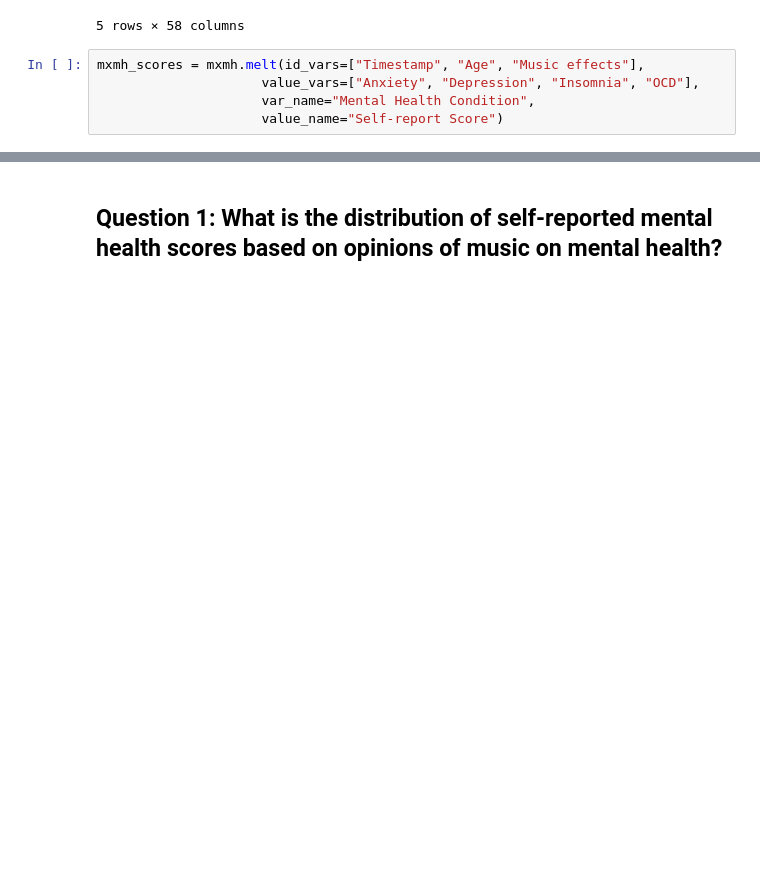
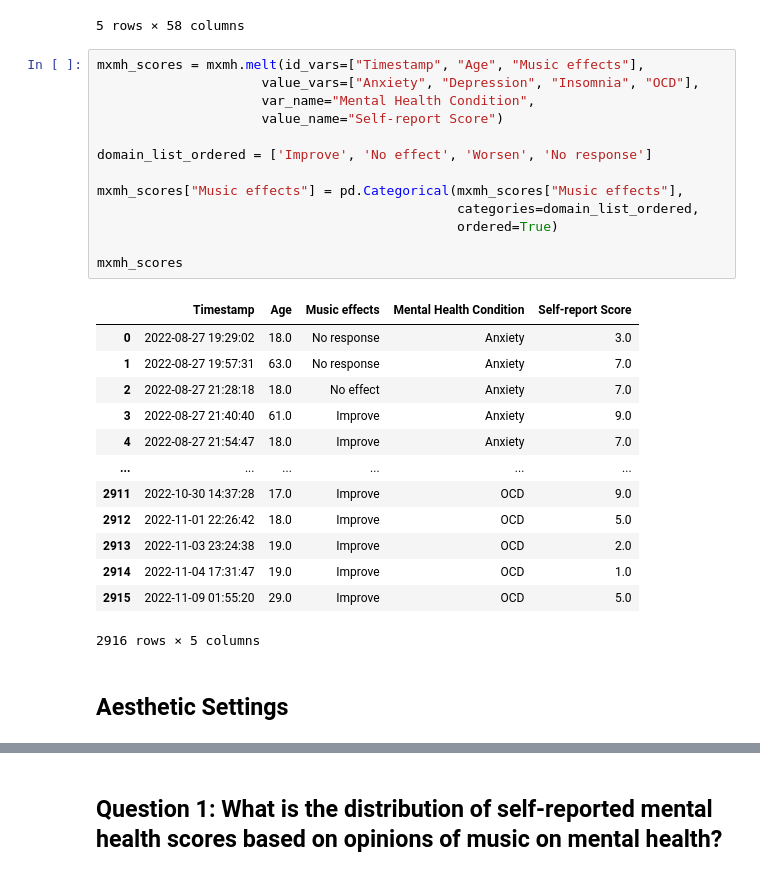
Before and after one commit to ubc-dsci320-2024w2/project-team_fabfour, a Jupyter notebook: ungraded/charts_Jessica.ipynb, the cells around one changed output, grey strips where cells are left out. Drawn from its saved outputs; the diff is of its cells as text; blank space fills up the shorter version.

```diff
--- a/ungraded/charts_Jessica.ipynb
+++ b/ungraded/charts_Jessica.ipynb
@@ -45,5 +47,29 @@ mxmh.head()
 # %%
 mxmh_scores = mxmh.melt(id_vars=["Timestamp", "Age", "Music effects"],
                      value_vars=["Anxiety", "Depression", "Insomnia", "OCD"],
                      var_name="Mental Health Condition",
                      value_name="Self-report Score")
+
+domain_list_ordered = ['Improve', 'No effect', 'Worsen', 'No response']
+
+mxmh_scores["Music effects"] = pd.Categorical(mxmh_scores["Music effects"],
+                                              categories=domain_list_ordered,
+                                              ordered=True)
+
+mxmh_scores
+# %% [output]
+|  | Timestamp | Age | Music effects | Mental Health Condition | Self-report Score |
+| 0 | 2022-08-27 19:29:02 | 18.0 | No response | Anxiety | 3.0 |
+| 1 | 2022-08-27 19:57:31 | 63.0 | No response | Anxiety | 7.0 |
+| 2 | 2022-08-27 21:28:18 | 18.0 | No effect | Anxiety | 7.0 |
+| 3 | 2022-08-27 21:40:40 | 61.0 | Improve | Anxiety | 9.0 |
+| 4 | 2022-08-27 21:54:47 | 18.0 | Improve | Anxiety | 7.0 |
+| ... | ... | ... | ... | ... | ... |
+| 2911 | 2022-10-30 14:37:28 | 17.0 | Improve | OCD | 9.0 |
+| 2912 | 2022-11-01 22:26:42 | 18.0 | Improve | OCD | 5.0 |
+| 2913 | 2022-11-03 23:24:38 | 19.0 | Improve | OCD | 2.0 |
+| 2914 | 2022-11-04 17:31:47 | 19.0 | Improve | OCD | 1.0 |
+| 2915 | 2022-11-09 01:55:20 | 29.0 | Improve | OCD | 5.0 |
+2916 rows × 5 columns
+# %% [markdown]
+## Aesthetic Settings
```
Also changed, not shown: parts of 22 cells of this notebook.
